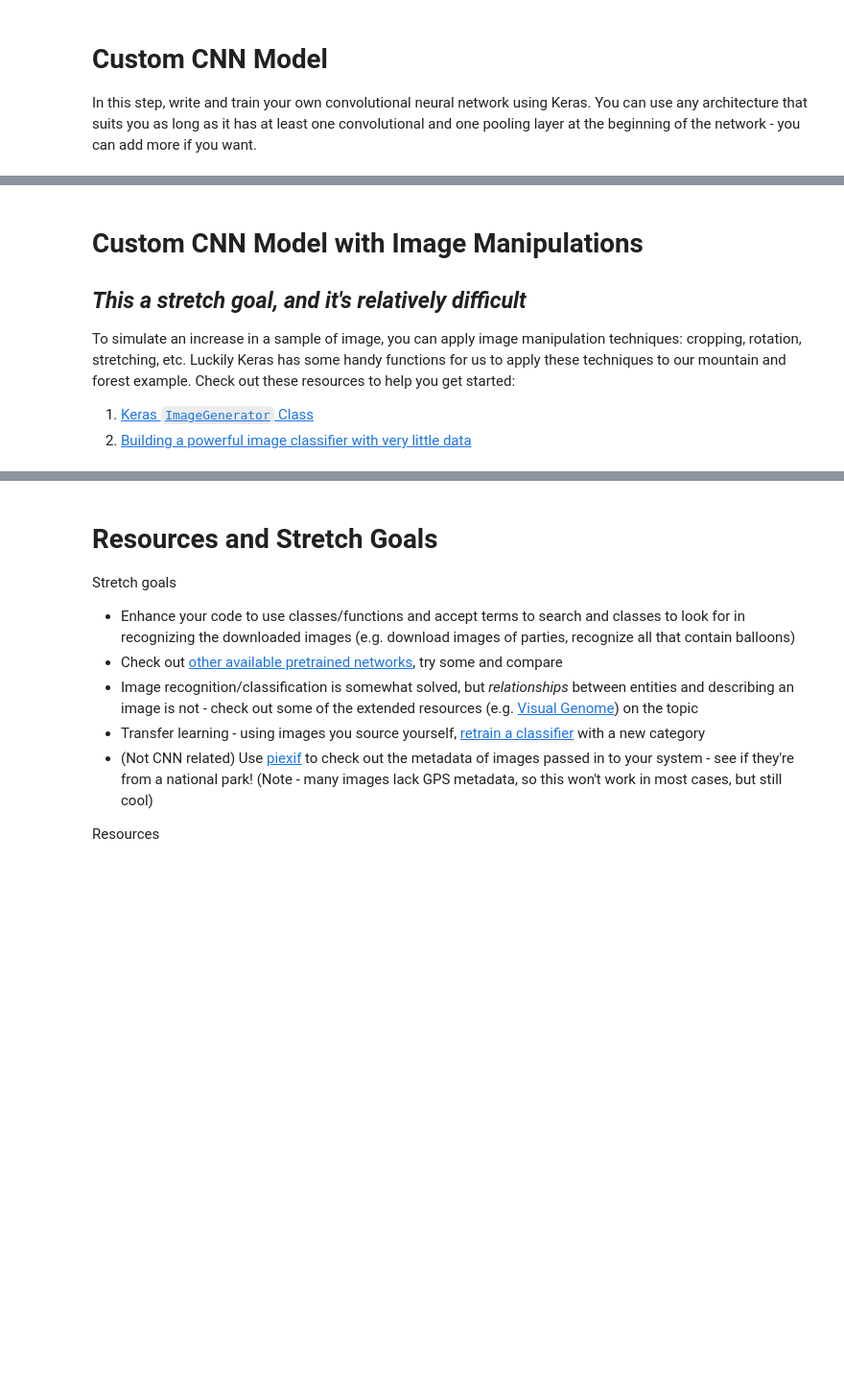
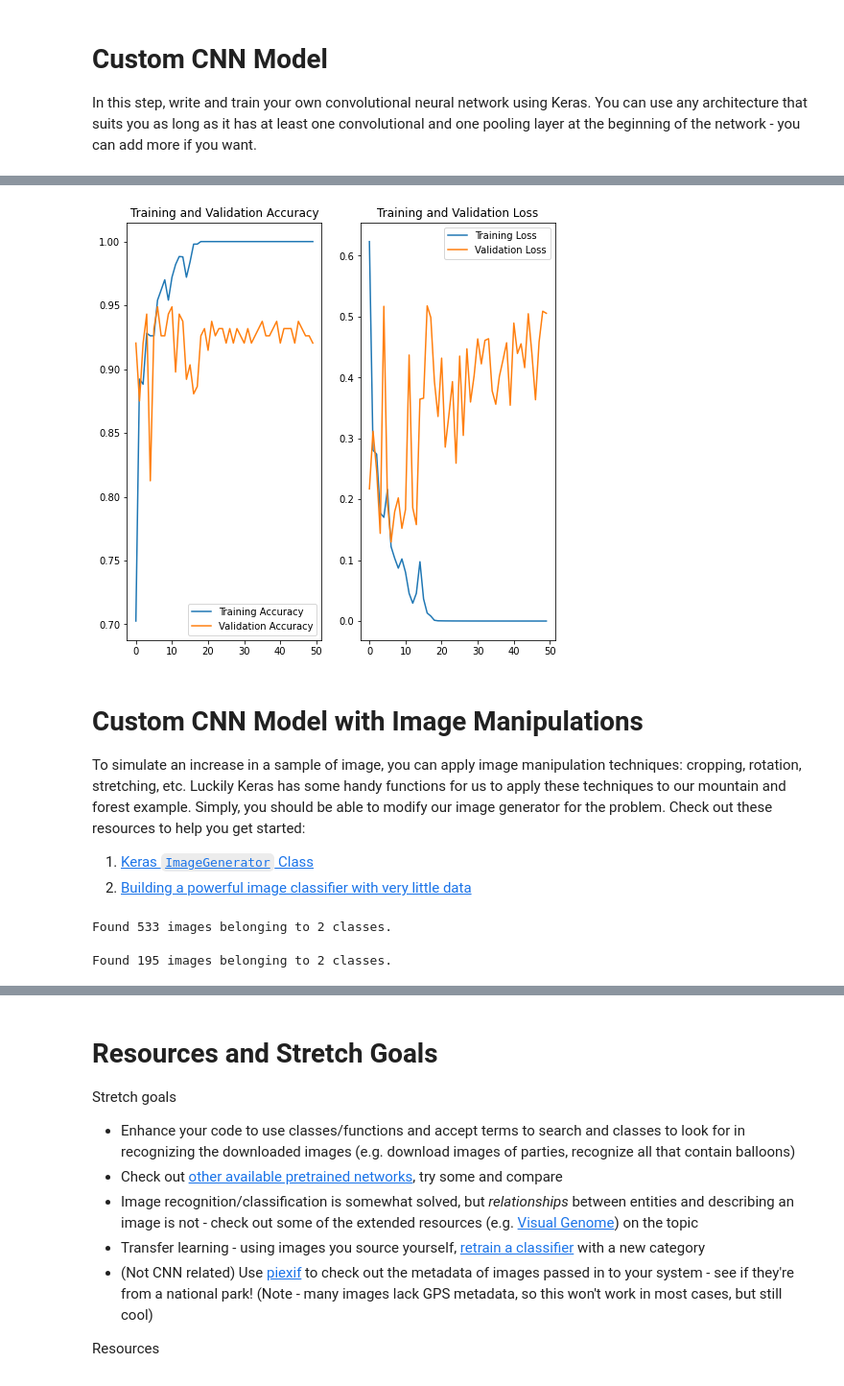
Before and after one commit to bloominstituteoftechnology/DS-Unit-4-Sprint-3-Deep-Learning, a Jupyter notebook: module2-convolutional-neural-networks/LS_DS_432_Convolution_Neural_Networks_Assignment.ipynb, the cells around one changed output, grey strips where cells are left out. Shown at 96% size. Drawn from its saved outputs; the diff is of its cells as text; code cells hidden in the pictures; blank space fills up the shorter version.

```diff
--- a/module2-convolutional-neural-networks/LS_DS_432_Convolution_Neural_Networks_Assignment.ipynb
+++ b/module2-convolutional-neural-networks/LS_DS_432_Convolution_Neural_Networks_Assignment.ipynb
@@ -130,0 +250,6 @@ Epoch 5/5
+# %%
+# Compile Model
+"""model.compile(optimizer='adam',
+              loss='binary_crossentropy',
+              metrics=['accuracy'])
+"""
@@ -130,0 +258,17 @@ Epoch 5/5
+# %%
+# Fit Model
+"""history = model.fit(
+    train_data_gen,
+    steps_per_epoch=total_train // batch_size,
+    epochs=epochs,
+    validation_data=val_data_gen,
+    validation_steps=total_val // batch_size
+)"""
+# %%
+history = model.fit_generator(
+    train_data_gen,
+    steps_per_epoch=total_train // batch_size,
+    epochs=epochs,
+    validation_data=val_data_gen,
+    validation_steps=total_val // batch_size
+)
@@ -131,8 +295,31 @@ Epoch 5/5
+# %%
+acc = history.history['accuracy']
+val_acc = history.history['val_accuracy']
+
+loss=history.history['loss']
+val_loss=history.history['val_loss']
+
+epochs_range = range(epochs)
+
+plt.figure(figsize=(8, 8))
+plt.subplot(1, 2, 1)
+plt.plot(epochs_range, acc, label='Training Accuracy')
+plt.plot(epochs_range, val_acc, label='Validation Accuracy')
+plt.legend(loc='lower right')
+plt.title('Training and Validation Accuracy')
+
+plt.subplot(1, 2, 2)
+plt.plot(epochs_range, loss, label='Training Loss')
+plt.plot(epochs_range, val_loss, label='Validation Loss')
+plt.legend(loc='upper right')
+plt.title('Training and Validation Loss')
+plt.show()
+# %% [output]
+[figure, added]
 # %% [markdown]
 # Custom CNN Model with Image Manipulations
-## *This a stretch goal, and it's relatively difficult*
 
-To simulate an increase in a sample of image, you can apply image manipulation techniques: cropping, rotation, stretching, etc. Luckily Keras has some handy functions for us to apply these techniques to our mountain and forest example. Check out these resources to help you get started:
+To simulate an increase in a sample of image, you can apply image manipulation techniques: cropping, rotation, stretching, etc. Luckily Keras has some handy functions for us to apply these techniques to our mountain and forest example. Simply, you should be able to modify our image generator for the problem. Check out these resources to help you get started:
 
 1. [Keras `ImageGenerator` Class](https://keras.io/preprocessing/image/#imagedatagenerator-class)
 2. [Building a powerful image classifier with very little data](https://blog.keras.io/building-powerful-image-classification-models-using-very-little-data.html)
@@ -140,0 +335,16 @@ To simulate an increase in a sample of image, you can apply image manipulation t
+# %%
+train_data_gen = image_gen_train.flow_from_directory(batch_size=batch_size,
+                                                     directory=train_dir,
+                                                     shuffle=True,
+                                                     target_size=(IMG_HEIGHT, IMG_WIDTH),
+                                                     class_mode='binary')
+# %% [output]
+Found 533 images belonging to 2 classes.
+# %%
+image_gen_val = ImageDataGenerator(rescale=1./255)
+val_data_gen = image_gen_val.flow_from_directory(batch_size=batch_size,
+                                                 directory=validation_dir,
+                                                 target_size=(IMG_HEIGHT, IMG_WIDTH),
+                                                 class_mode='binary')
+# %% [output]
+Found 195 images belonging to 2 classes.
```
Also changed, not shown: parts of 35 cells of this notebook.
